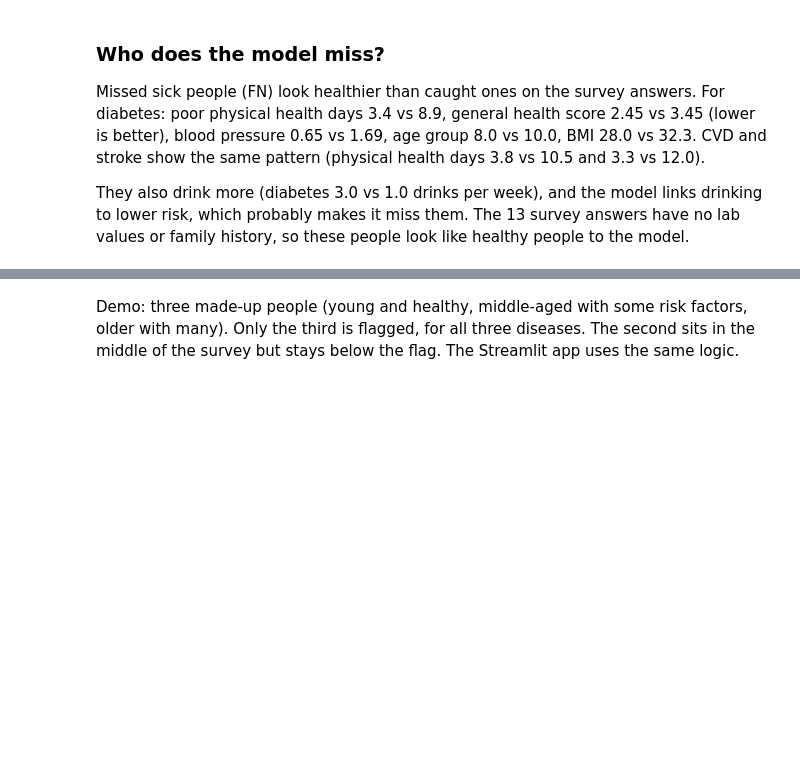
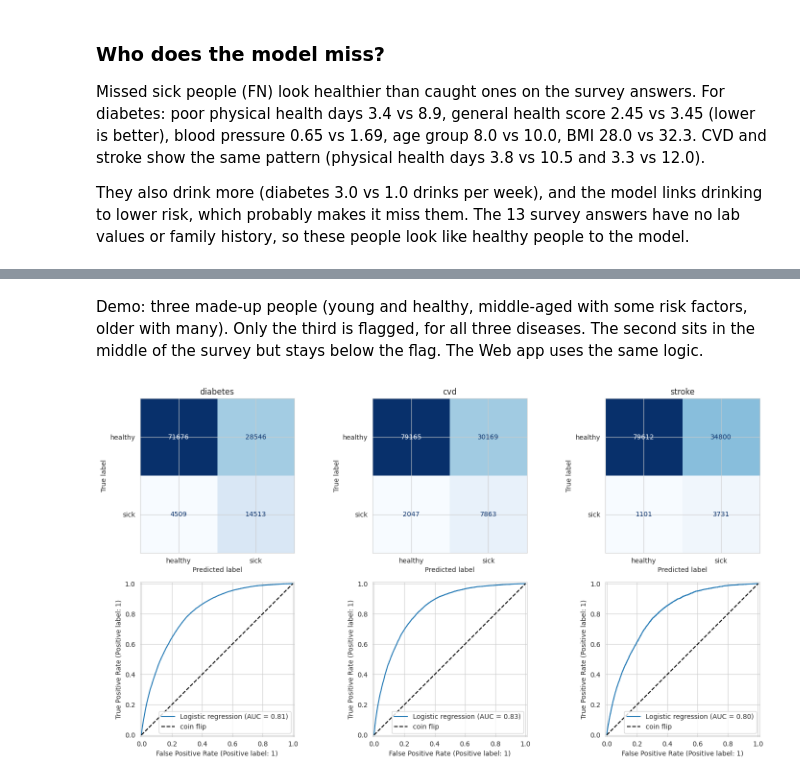
Before and after one commit to MaitriSagar/purvArogya, a Jupyter notebook: notebooks/purvarogya.ipynb, the cells around one changed output, grey strips where cells are left out. Saved outputs shown, nothing was run; the diff lists cells and outputs as text; code cells hidden in the pictures; blank space fills up the shorter version.

```diff
--- a/notebooks/purvarogya.ipynb
+++ b/notebooks/purvarogya.ipynb
@@ -1160,2 +1173,19 @@ for t in target_cols:
 # %% [markdown]
-Demo: three made-up people (young and healthy, middle-aged with some risk factors, older with many). Only the third is flagged, for all three diseases. The second sits in the middle of the survey but stays below the flag. The Streamlit app uses the same logic.
+Demo: three made-up people (young and healthy, middle-aged with some risk factors, older with many). Only the third is flagged, for all three diseases. The second sits in the middle of the survey but stays below the flag. The Web app uses the same logic.
+# %%
+from sklearn.metrics import ConfusionMatrixDisplay, RocCurveDisplay
+
+fig, axes = plt.subplots(2, 3, figsize=(15, 8))
+for col, t in enumerate(target_cols):
+    y_te = y_test[t].astype(int)
+    ConfusionMatrixDisplay.from_estimator(final_models[t], X_test, y_te,values_format="d",
+                                          display_labels=["healthy", "sick"],
+                                          cmap="Blues", colorbar=False, ax=axes[0, col])
+    axes[0, col].set_title(t.replace("_target", ""))
+    RocCurveDisplay.from_estimator(final_models[t], X_test, y_te, name="Logistic regression", ax=axes[1, col])
+    axes[1, col].plot([0, 1], [0, 1], "k--", label="coin flip")
+    axes[1, col].legend(loc="lower right")
+plt.tight_layout()
+plt.show()
+# %% [output]
+[figure, added]
```
Also changed, not shown: parts of 7 cells of this notebook, 3 other files.
